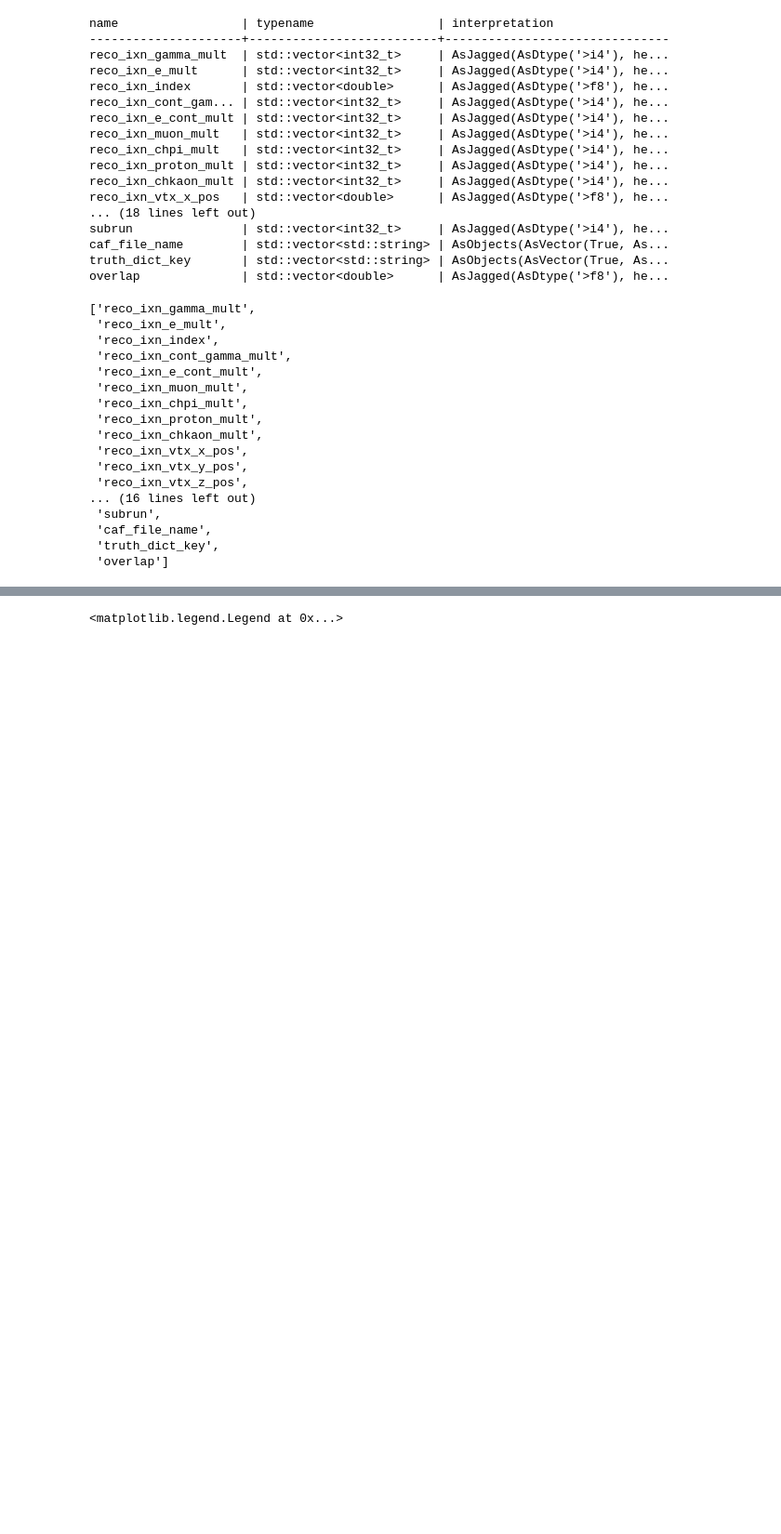
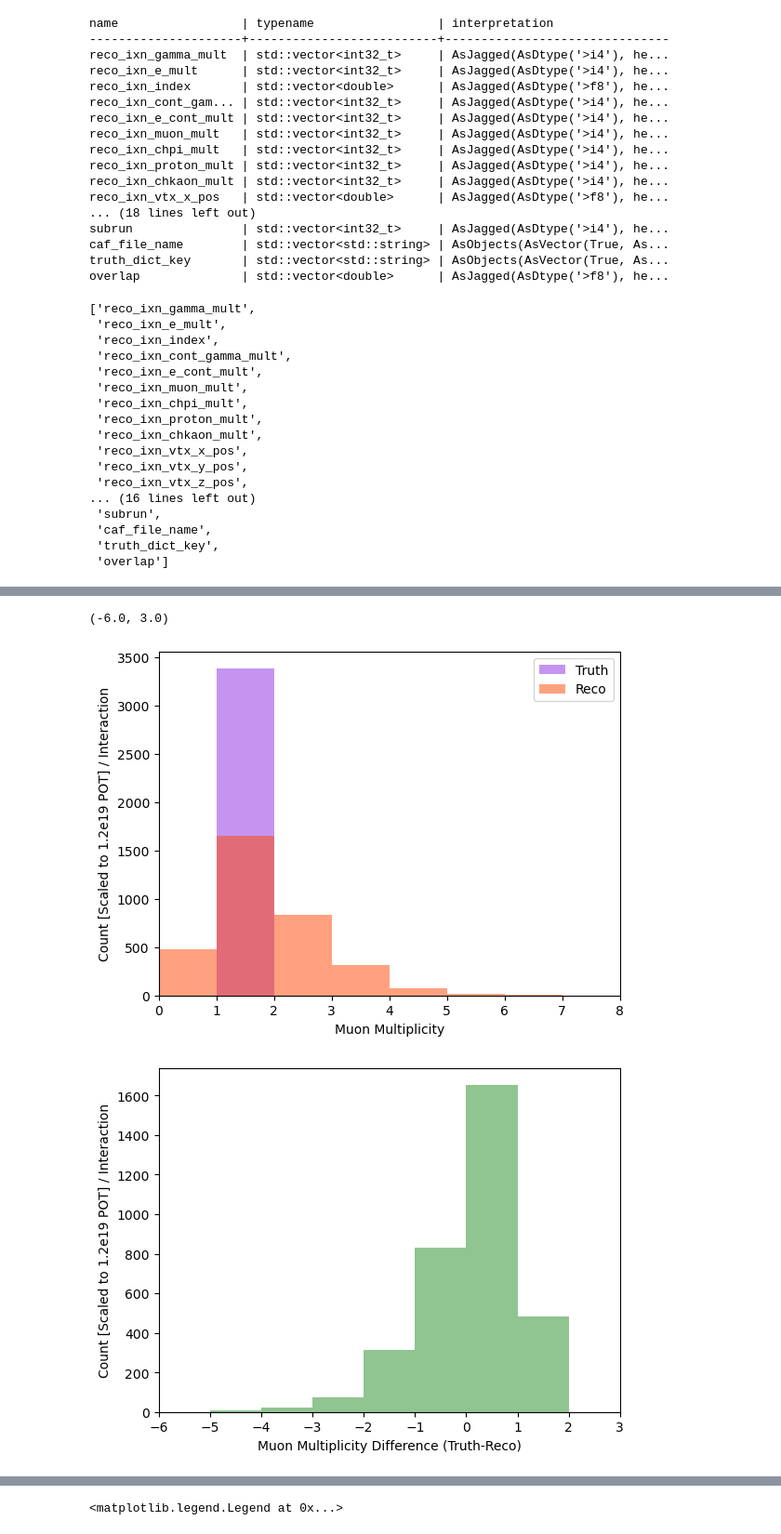
Before and after one commit to edhinkle/2x2_CC_pi0, a Jupyter notebook: caf_studies/plotting/pi0_sample_from_truth_sig_bkg_dict_investigate.ipynb, the cells around one changed output, grey strips where cells are left out. Shown: that part at 93% size. Saved outputs shown, nothing was run; the diff lists cells and outputs as text; code cells hidden in the pictures; blank space fills up the shorter version.

```diff
--- a/caf_studies/plotting/pi0_sample_from_truth_sig_bkg_dict_investigate.ipynb
+++ b/caf_studies/plotting/pi0_sample_from_truth_sig_bkg_dict_investigate.ipynb
@@ -180,0 +182,23 @@ NameError: name 'pi0_mult_bins' is not defined
+# %%
+# histogram -- muon mult cc1pi0
+muon_mult_bins = np.linspace(0,10,11)
+fig, ax = plt.subplots()
+plt.hist(df_cc1pi0_unique_match['true_ixn_muon_mult'], histtype='stepfilled',  bins=muon_mult_bins, label=r'Truth', color='blueviolet', alpha=0.5)
+plt.hist(df_cc1pi0_unique_match['reco_ixn_muon_mult'], histtype='stepfilled', bins=muon_mult_bins, label=r'Reco', color='orangered', alpha=0.5)
+ax.set_xlabel(r"Muon Multiplicity")
+ax.set_ylabel(r"Count [Scaled to 1.2e19 POT] / Interaction")
+plt.legend()
+plt.xlim(0,8)
+
+# histogram -- muon mult difference
+muon_mult_diff_bins = np.linspace(-10,5,16)
+fig, ax = plt.subplots()
+plt.hist((df_cc1pi0_unique_match['true_ixn_muon_mult']-df_cc1pi0_unique_match['reco_ixn_muon_mult']), histtype='stepfilled', bins= muon_mult_diff_bins, label=r'Truth - Reco', color='forestgreen', alpha=0.5)
+ax.set_xlabel(r"Muon Multiplicity Difference (Truth-Reco)")
+ax.set_ylabel(r"Count [Scaled to 1.2e19 POT] / Interaction")
+#plt.legend()
+plt.xlim(-6,3)
+# %% [output]
+(-6.0, 3.0)
+[figure, added]
+[figure, added]
```
Also changed, not shown: parts of 9 cells of this notebook, 1 other file.
